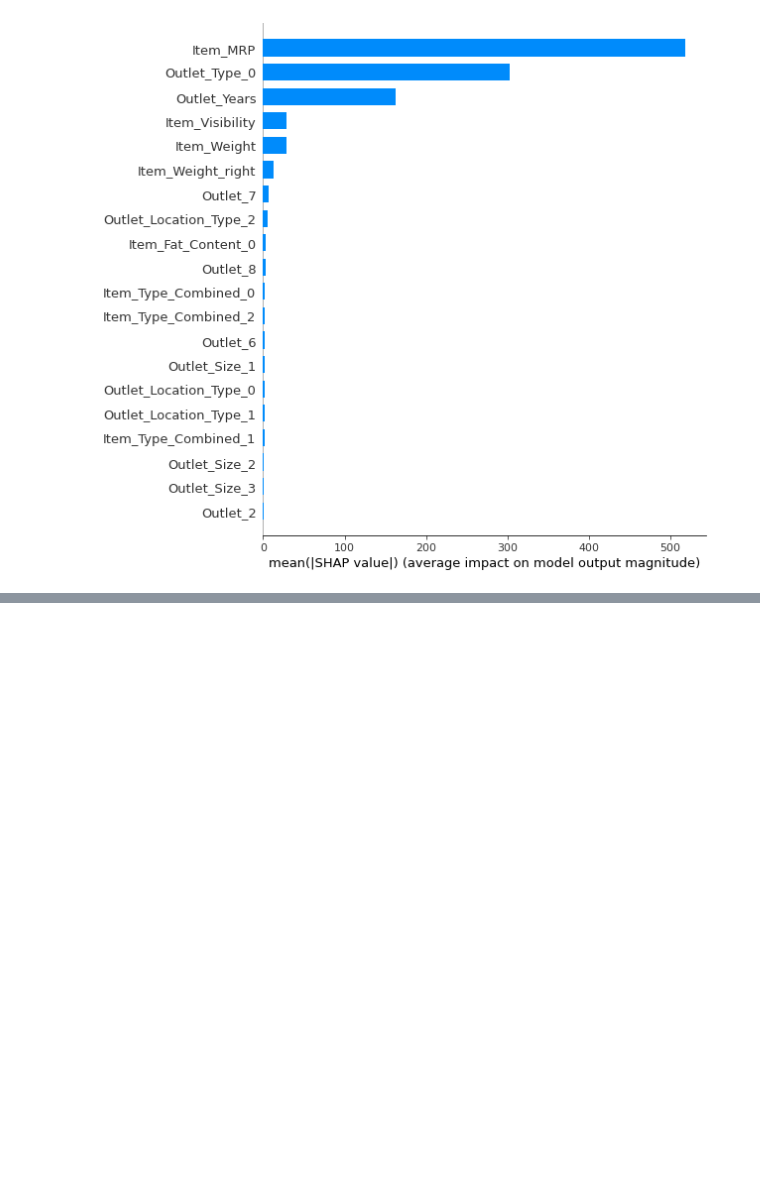
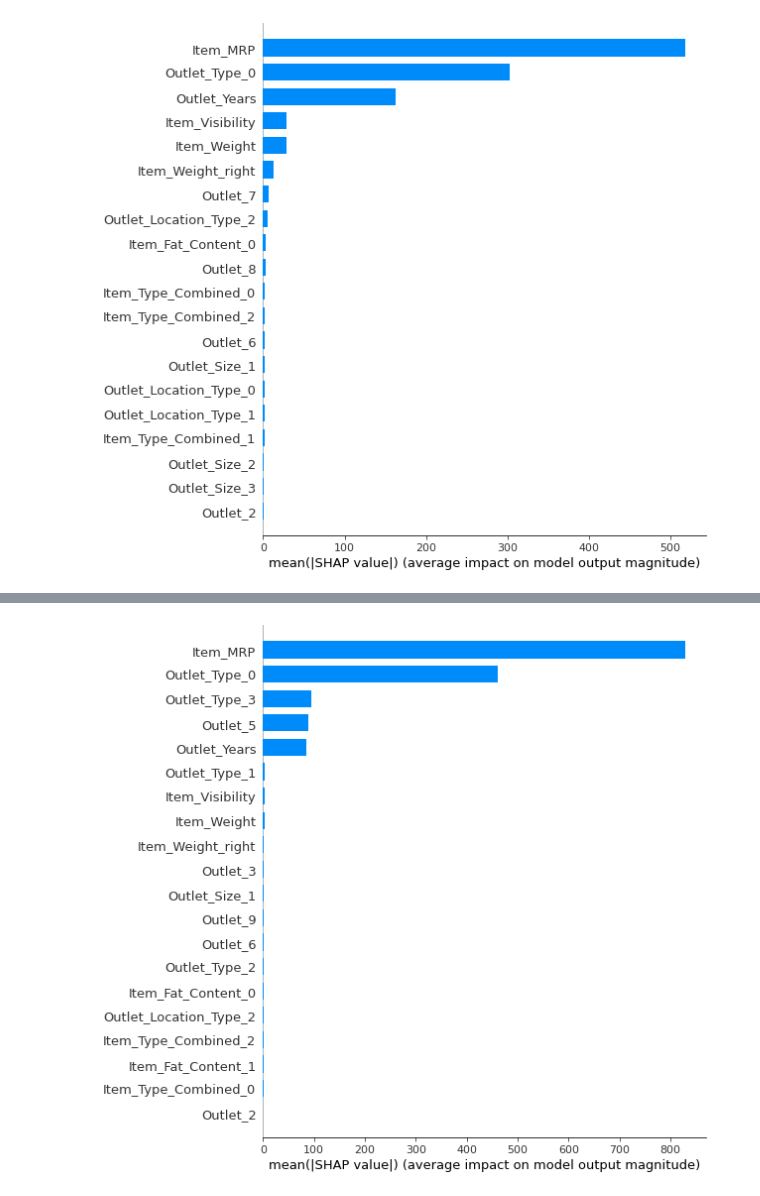
Before and after one commit to GTorley/SHAP_basics, a Jupyter notebook: SHAP.ipynb, the cells around one changed output, grey strips where cells are left out. Saved outputs shown, nothing was run; the diff lists cells and outputs as text; code cells hidden in the pictures; blank space fills up the shorter version.

```diff
--- a/SHAP.ipynb
+++ b/SHAP.ipynb
@@ -269,0 +320,5 @@ shap.dependence_plot('Item_Weight', shap_values, X_train)
+# %%
+shap.summary_plot(shap_values2, X_train, plot_type="bar")
+plt.show()
+# %% [output]
+[figure, added]
```
Also changed, not shown: parts of 27 cells of this notebook.
